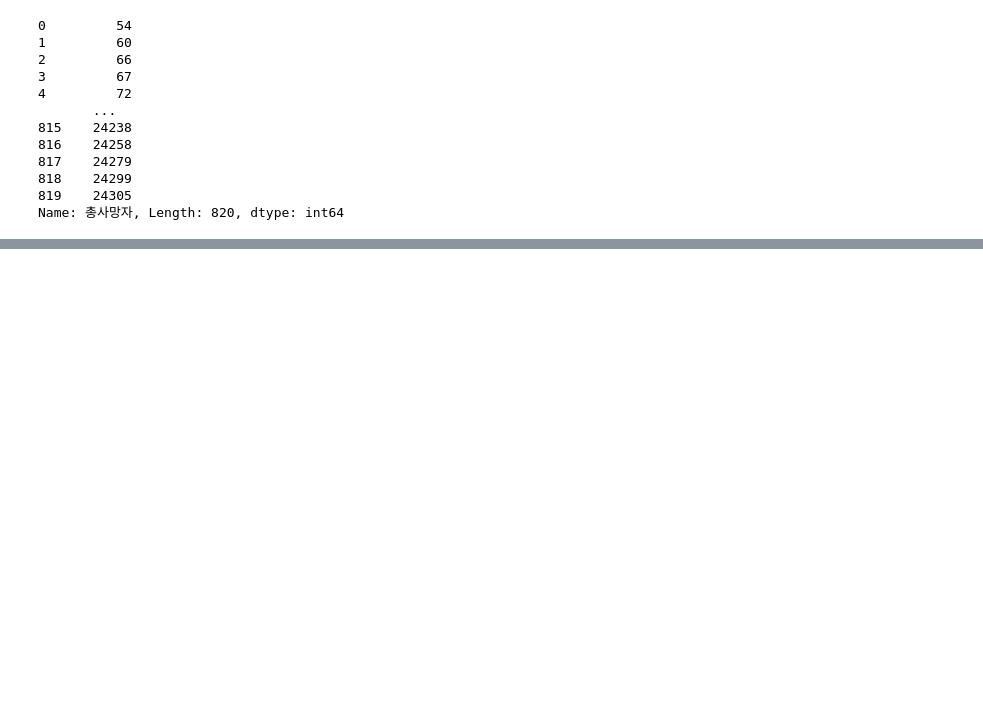
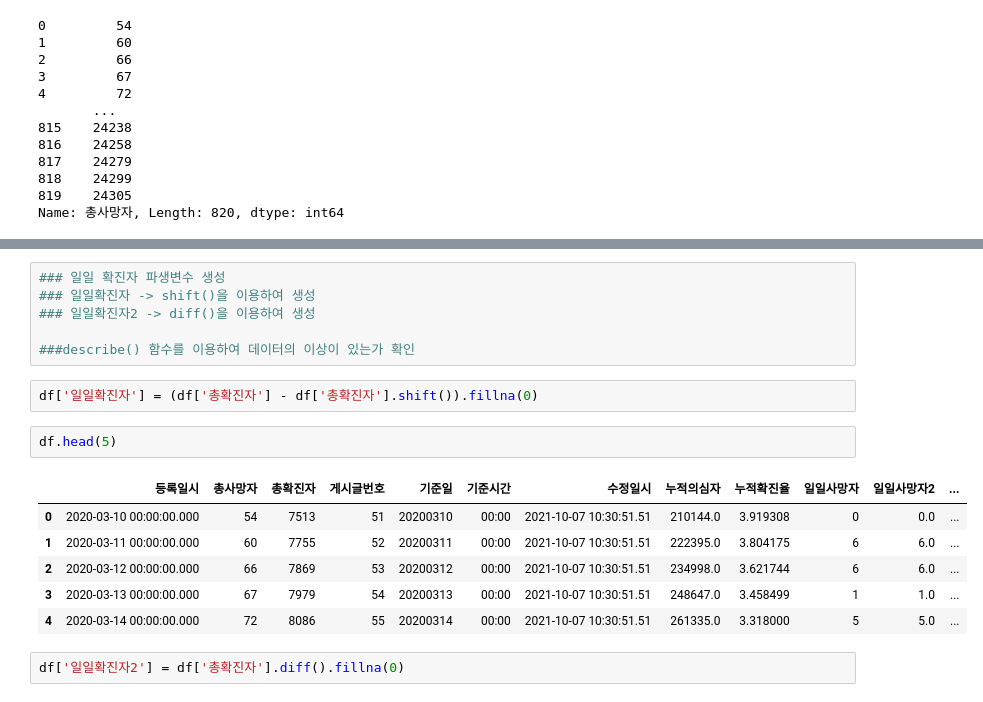
Before and after one commit to olA1ol/learning_data, a Jupyter notebook: 240203/01_pandas.ipynb, the cells around one changed output, grey strips where cells are left out. Saved outputs shown, nothing was run; the diff lists cells and outputs as text; blank space fills up the shorter version.

```diff
--- a/240203/01_pandas.ipynb
+++ b/240203/01_pandas.ipynb
@@ -834,0 +955,19 @@ Name: 총사망자, Length: 820, dtype: int64
+# %%
+### 일일 확진자 파생변수 생성
+### 일일확진자 -> shift()을 이용하여 생성
+### 일일확진자2 -> diff()을 이용하여 생성
+
+###describe() 함수를 이용하여 데이터의 이상이 있는가 확인
+# %%
+df['일일확진자'] = (df['총확진자'] - df['총확진자'].shift()).fillna(0)
+# %%
+df.head(5)
+# %% [output]
+|  | 등록일시 | 총사망자 | 총확진자 | 게시글번호 | 기준일 | 기준시간 | 수정일시 | 누적의심자 | 누적확진율 | 일일사망자 | 일일사망자2 | ... |
+| 0 | 2020-03-10 00:00:00.000 | 54 | 7513 | 51 | 20200310 | 00:00 | 2021-10-07 10:30:51.51 | 210144.0 | 3.919308 | 0 | 0.0 | ... |
+| 1 | 2020-03-11 00:00:00.000 | 60 | 7755 | 52 | 20200311 | 00:00 | 2021-10-07 10:30:51.51 | 222395.0 | 3.804175 | 6 | 6.0 | ... |
+| 2 | 2020-03-12 00:00:00.000 | 66 | 7869 | 53 | 20200312 | 00:00 | 2021-10-07 10:30:51.51 | 234998.0 | 3.621744 | 6 | 6.0 | ... |
+| 3 | 2020-03-13 00:00:00.000 | 67 | 7979 | 54 | 20200313 | 00:00 | 2021-10-07 10:30:51.51 | 248647.0 | 3.458499 | 1 | 1.0 | ... |
+| 4 | 2020-03-14 00:00:00.000 | 72 | 8086 | 55 | 20200314 | 00:00 | 2021-10-07 10:30:51.51 | 261335.0 | 3.318000 | 5 | 5.0 | ... |
+# %%
+df['일일확진자2'] = df['총확진자'].diff().fillna(0)
```
Also changed, not shown: parts of 20 cells of this notebook.
